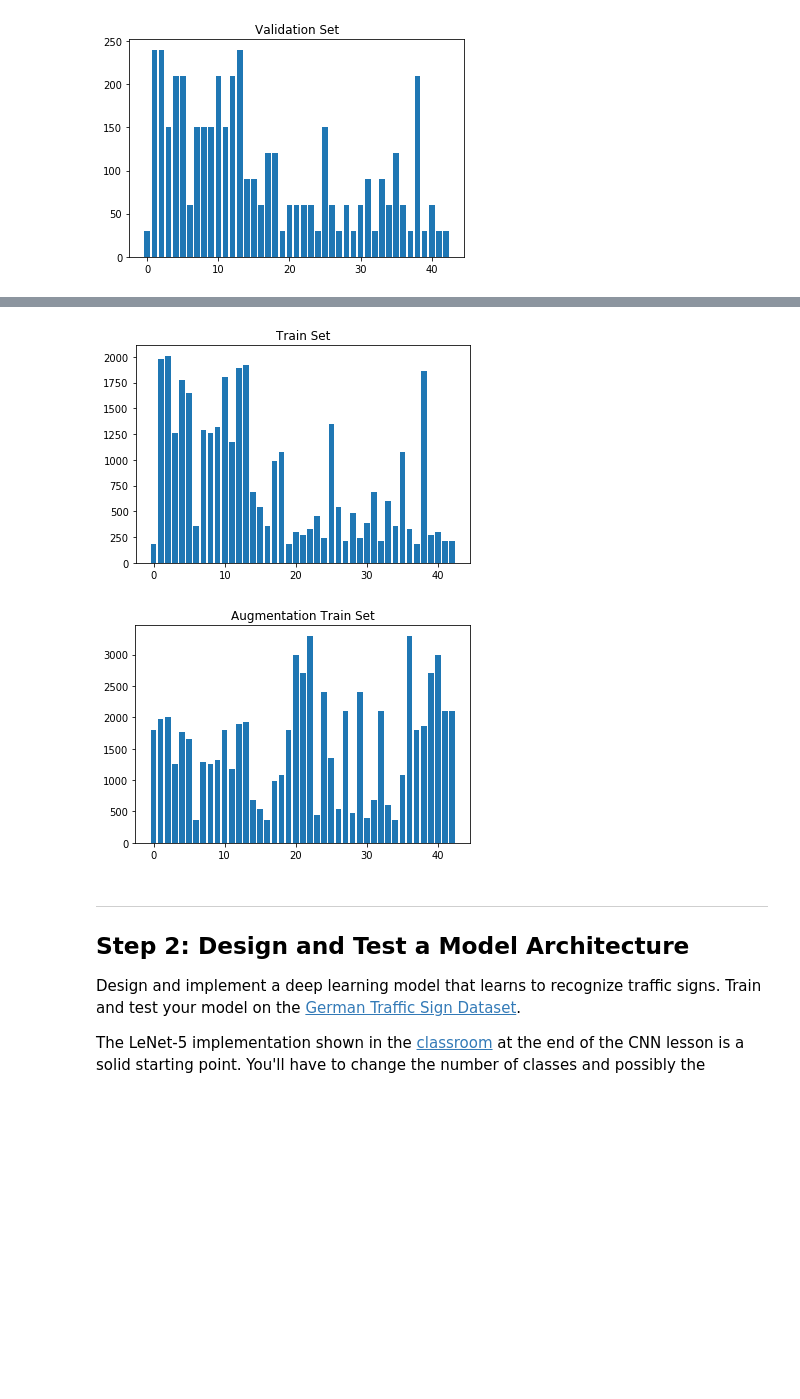
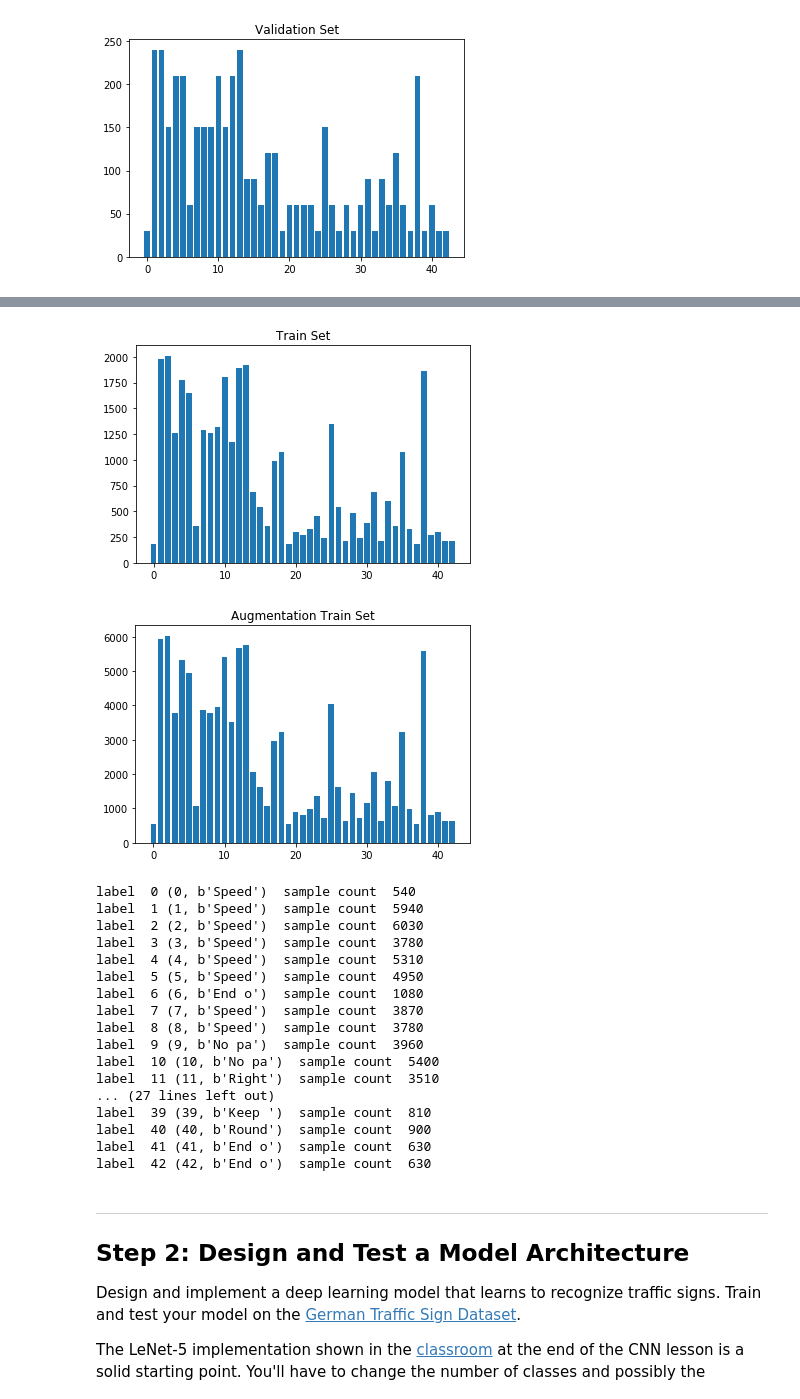
Before and after one commit to zhuangh/CarND-Traffic-Sign-Classifier-Project, a Jupyter notebook: Traffic_Sign_Classifier.ipynb, the cells around one changed output, grey strips where cells are left out. Saved outputs shown, nothing was run; the diff lists cells and outputs as text; code cells hidden in the pictures; blank space fills up the shorter version.

```diff
--- a/Traffic_Sign_Classifier.ipynb
+++ b/Traffic_Sign_Classifier.ipynb
@@ -199,7 +199,7 @@ label  41 (41, b'End o')  sample count  30
 label  42 (42, b'End o')  sample count  30
 # %%
 import cv2
-def transform(img, type = 0):
+def transform_image(img, type = 0):
     if type == 0:
         fx = random.uniform(1.0, 1.3)
         fy = random.uniform(1.0, 1.3)
@@ -214,14 +214,19 @@ def transform(img, type = 0):
     return cv2.warpAffine(img,M,(32,32))
 
 fig, axes = plt.subplots(ncols=4, figsize=(15,10))
-randomIndex = random.randint(0, len(X_train))
-axes[0].imshow(X_train_rgb[randomIndex])
+
+randomIdx = random.randint(0, len(X_train_rgb))
+
+axes[0].imshow(X_train_rgb[randomIdx])
 axes[0].set_title('Original')
-axes[1].imshow(transform(X_train_rgb[randomIndex], 0))
+
+axes[1].imshow(transform_image(X_train_rgb[randomIdx], 0))
 axes[1].set_title('Scaled')
-axes[2].imshow(transform(X_train_rgb[randomIndex], 1))
+
+axes[2].imshow(transform_image(X_train_rgb[randomIdx], 1))
 axes[2].set_title('Translation')
-axes[3].imshow(transform(X_train_rgb[randomIndex], 2))
+
+axes[3].imshow(transform_image(X_train_rgb[randomIdx], 2))
 axes[3].set_title('Rotation')
 # %% [output]
 <matplotlib.text.Text at 0x...>
@@ -229,25 +234,27 @@ axes[3].set_title('Rotation')
 # %%
-def genData(input, input_labels, n_classes):
+def genData(input_data, input_labels, n_classes):
     hist, _ = np.histogram(input_labels, n_classes, normed=True)
-    selectedLabel = []
+    sLabel = []
     for index, v in enumerate(hist):
-        print(index, v)
-        if v < 0.01:
-            selectedLabel.append(index)
+        #print(index, v)
+        #if v < 0.007:
+        sLabel.append(index)
+    print(sLabel)
     newInput = []
     newLabels = []
     for index, label in enumerate(input_labels):
-        if label in selectedLabel:
-            for i in range(0,9):
-                type = random.randint(0, 3)
+        if label in sLabel:
+            for i in range(0, 2):
+                transform_type = 0# random.randint(0, 3)
                 newLabels.append(label)
-                newInput.append(transform(input[index], type))
+                newInput.append(transform_image(input_data[index], transform_type))
     return (np.array(newInput), np.array(newLabels))
 
 X_train_rgb_new, y_train_new = genData(X_train_rgb, y_train, 43)
-print('New images count {}'.format(len(X_train_rgb_new)))
+#print('New images count {}'.format(len(X_train_rgb_new)))
+stat_data_set(y_train)
+stat_data_set(y_train_new)
 X_train_rgb_aug = np.concatenate((y_train, y_train_new), axis=0)
-
 
 print(X_train_rgb.shape)
 print(X_train_rgb_new.shape)
@@ -265,4 +272,7 @@ uni_train_aug, c_train_aug = np.unique(y_train_aug, return_counts=True)
 plt.bar(uni_train_aug, c_train_aug)
 plt.title("Augmentation Train Set")
 plt.show()
+
+
+stat_data_set(y_train_aug)
 # %% [output]
@@ -286,5 +296,22 @@ New images count 32940
 [figure]
-[figure, old version]
+[figure, new version]
+label  0 (0, b'Speed')  sample count  540
+label  1 (1, b'Speed')  sample count  5940
+label  2 (2, b'Speed')  sample count  6030
+label  3 (3, b'Speed')  sample count  3780
+label  4 (4, b'Speed')  sample count  5310
+label  5 (5, b'Speed')  sample count  4950
+label  6 (6, b'End o')  sample count  1080
+label  7 (7, b'Speed')  sample count  3870
+label  8 (8, b'Speed')  sample count  3780
+label  9 (9, b'No pa')  sample count  3960
+label  10 (10, b'No pa')  sample count  5400
+label  11 (11, b'Right')  sample count  3510
+... (27 lines left out)
+label  39 (39, b'Keep ')  sample count  810
+label  40 (40, b'Round')  sample count  900
+label  41 (41, b'End o')  sample count  630
+label  42 (42, b'End o')  sample count  630
 # %% [markdown]
 ----
 
```
Also changed, not shown: parts of 10 cells of this notebook, 1 other file.
